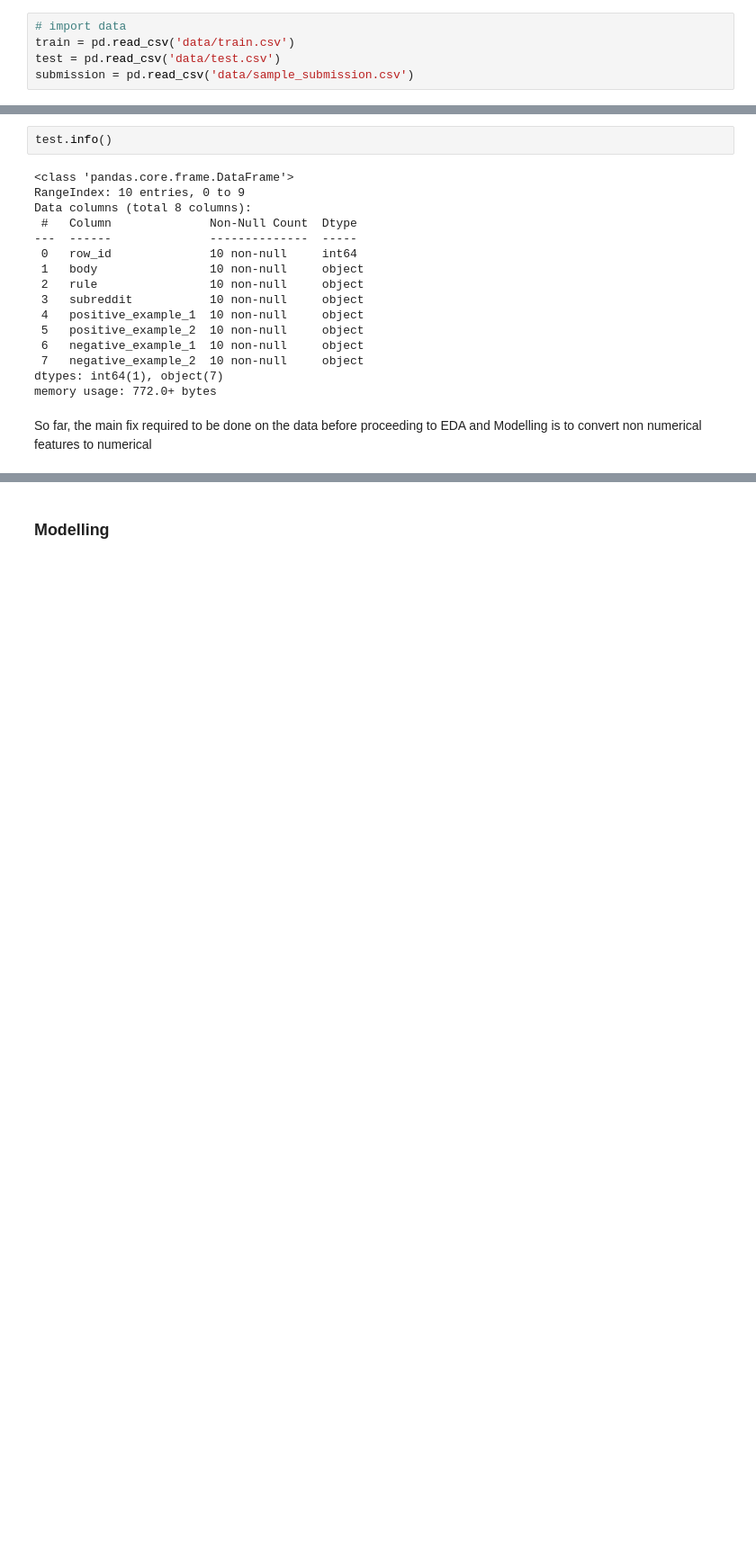
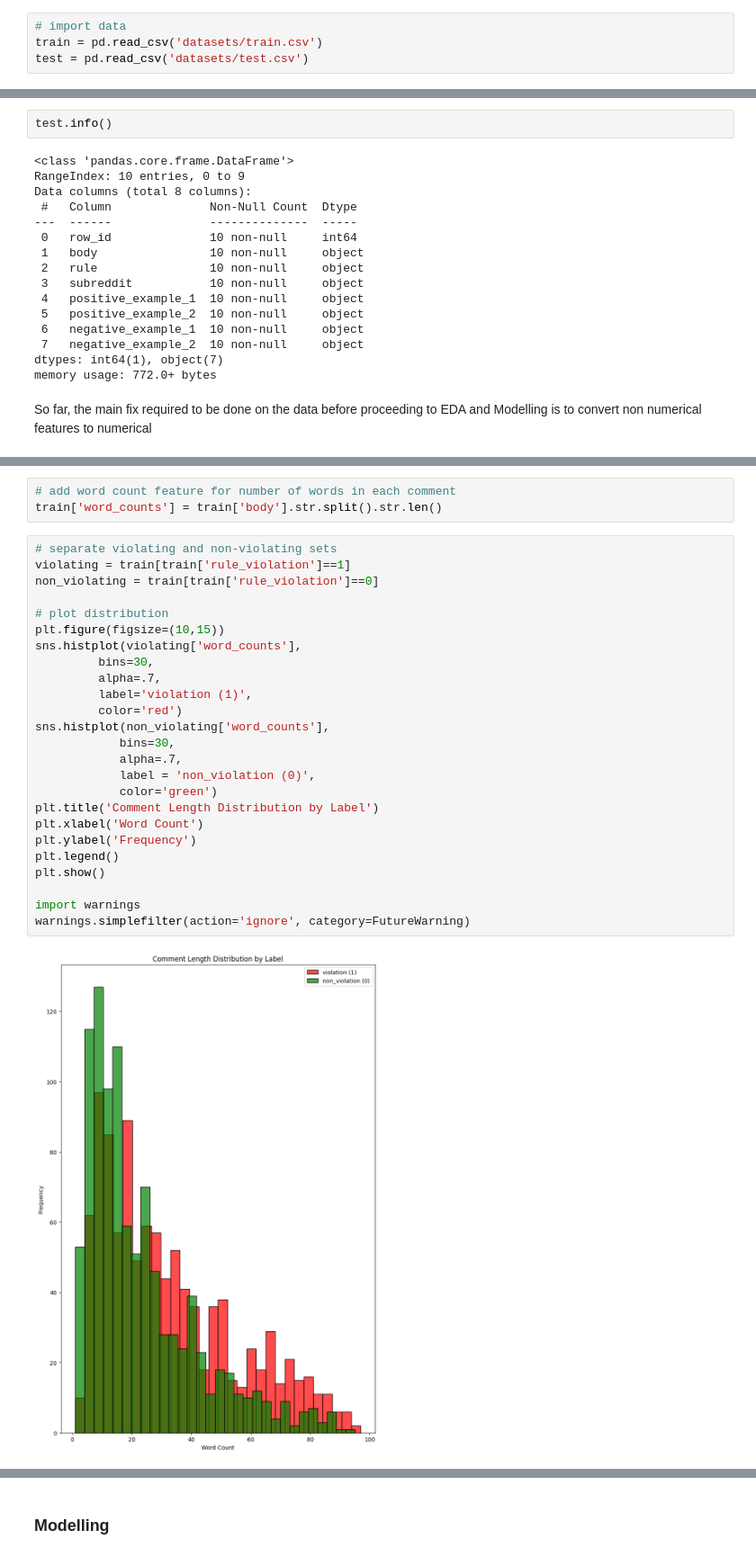
Before and after one commit to PrinssAlex/Jigsaw---Agile-Community-Rules-Classification, a Jupyter notebook: workspace.ipynb, the cells around one changed output, grey strips where cells are left out. Shown at 90% size. Cells and saved outputs as stored; diff of their text form; blank space fills up the shorter version.

Commit message:
added datasets and new notebook

```diff
--- a/workspace.ipynb
+++ b/workspace.ipynb
@@ -46,5 +113,4 @@ import catboost as cat
 # %%
 # import data
-train = pd.read_csv('data/train.csv')
-test = pd.read_csv('data/test.csv')
-submission = pd.read_csv('data/sample_submission.csv')
+train = pd.read_csv('datasets/train.csv')
+test = pd.read_csv('datasets/test.csv')
@@ -204,0 +445,30 @@ Data seem balanced
+# %%
+# add word count feature for number of words in each comment
+train['word_counts'] = train['body'].str.split().str.len()
+# %%
+# separate violating and non-violating sets
+violating = train[train['rule_violation']==1]
+non_violating = train[train['rule_violation']==0]
+
+# plot distribution
+plt.figure(figsize=(10,15))
+sns.histplot(violating['word_counts'],
+         bins=30,
+         alpha=.7,
+         label='violation (1)',
+         color='red')
+sns.histplot(non_violating['word_counts'],
+            bins=30,
+            alpha=.7,
+            label = 'non_violation (0)',
+            color='green')
+plt.title('Comment Length Distribution by Label')
+plt.xlabel('Word Count')
+plt.ylabel('Frequency')
+plt.legend()
+plt.show()
+
+import warnings
+warnings.simplefilter(action='ignore', category=FutureWarning)
+# %% [output]
+[figure, added]
```
Also changed, not shown: parts of 91 cells of this notebook, 3 other files.
